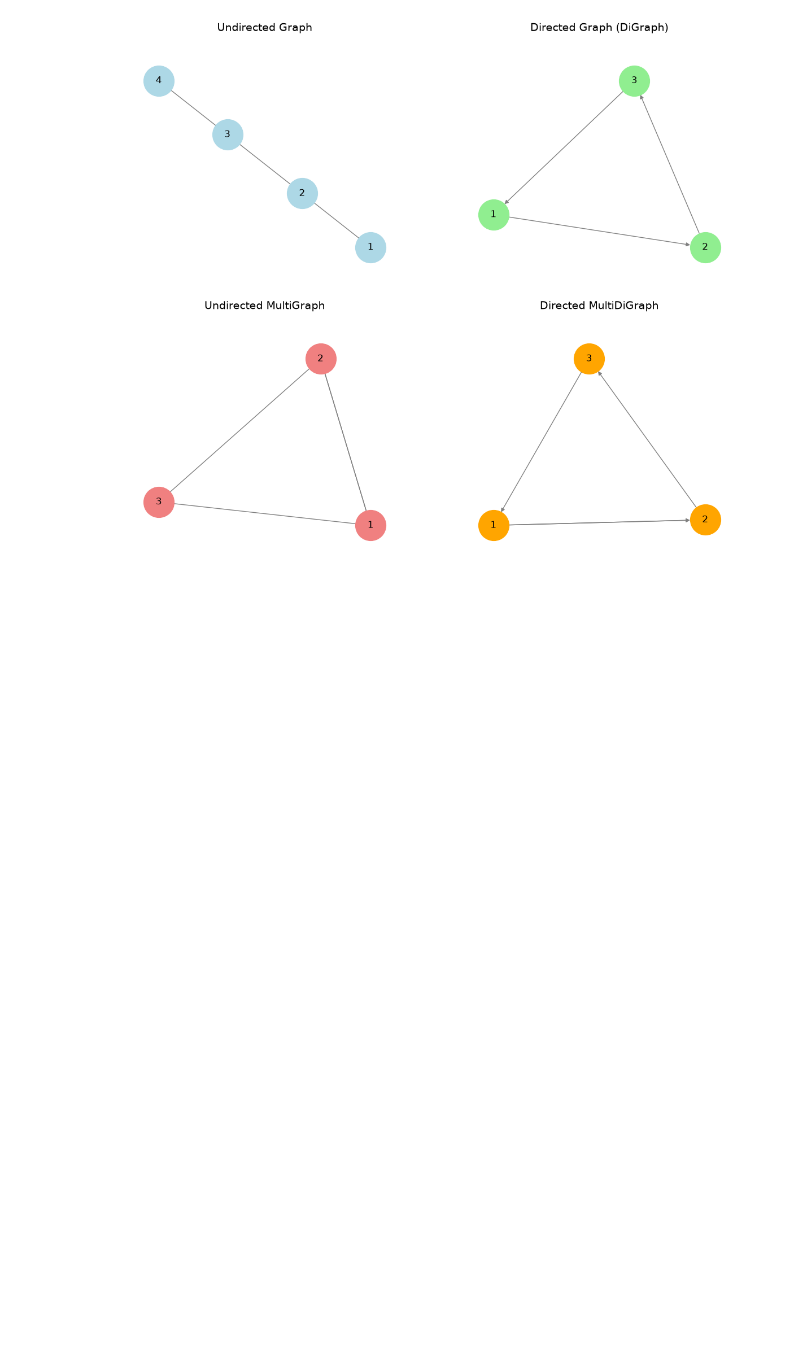
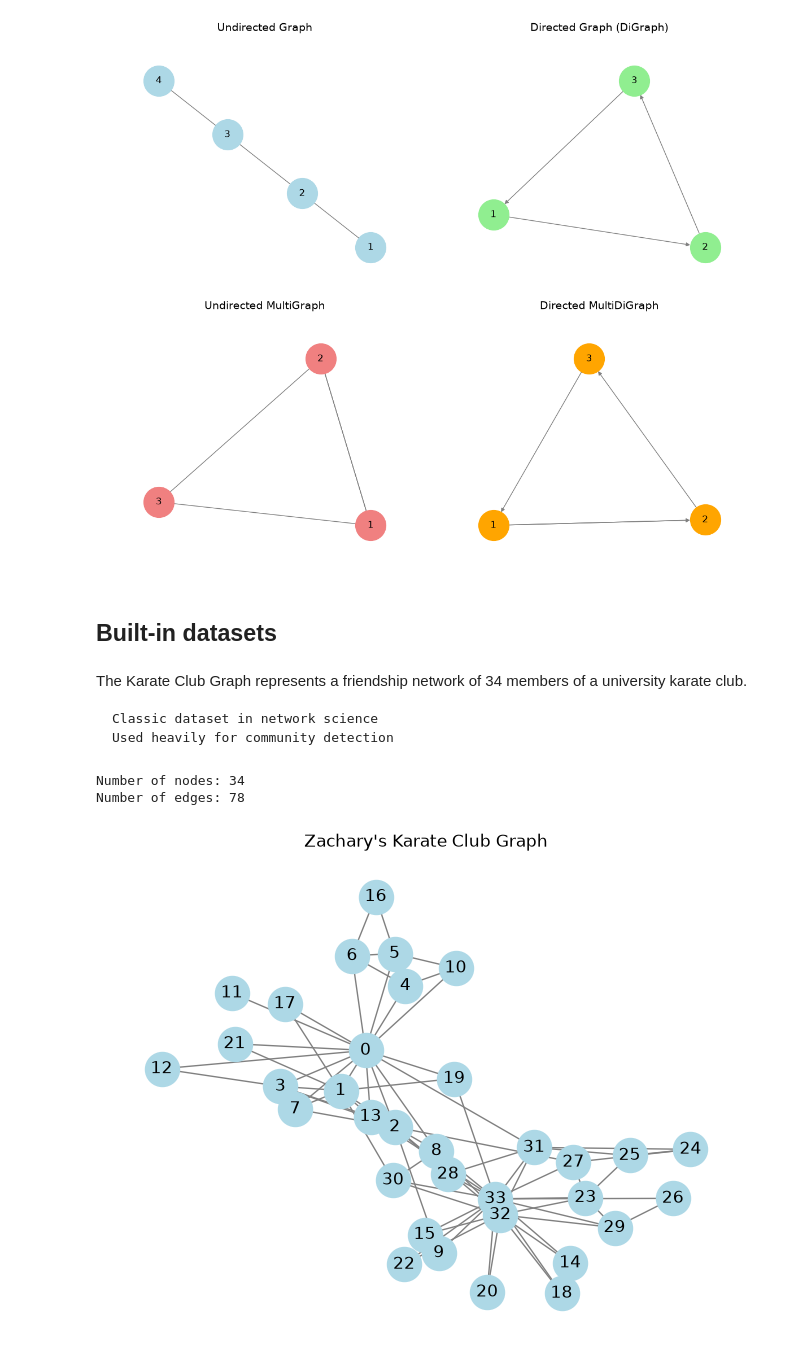
Before and after one commit to aryan802/Networkx, a Jupyter notebook: medi.ipynb, the cells around one changed output. Saved outputs shown, nothing was run; the diff lists cells and outputs as text; code cells hidden in the pictures; blank space fills up the shorter version.

```diff
--- a/medi.ipynb
+++ b/medi.ipynb
@@ -255,3 +255,27 @@ plt.tight_layout()
 plt.show()
 # %% [output]
 [figure]
+# %% [markdown]
+## Built-in datasets
+# %% [markdown]
+The Karate Club Graph represents a friendship network of 34 members of a university karate club.
+
+    Classic dataset in network science
+    Used heavily for community detection
+# %%
+
+G = nx.karate_club_graph()
+
+print("Number of nodes:", G.number_of_nodes())
+print("Number of edges:", G.number_of_edges())
+
+pos = nx.spring_layout(G, seed=42)
+
+nx.draw(G, pos, with_labels=True, node_color="lightblue", node_size=600, edge_color="gray")
+
+plt.title("Zachary's Karate Club Graph")
+plt.show()
+# %% [output]
+Number of nodes: 34
+Number of edges: 78
+[figure, added]
```
Also changed, not shown: parts of 25 cells of this notebook, 5 other files.
